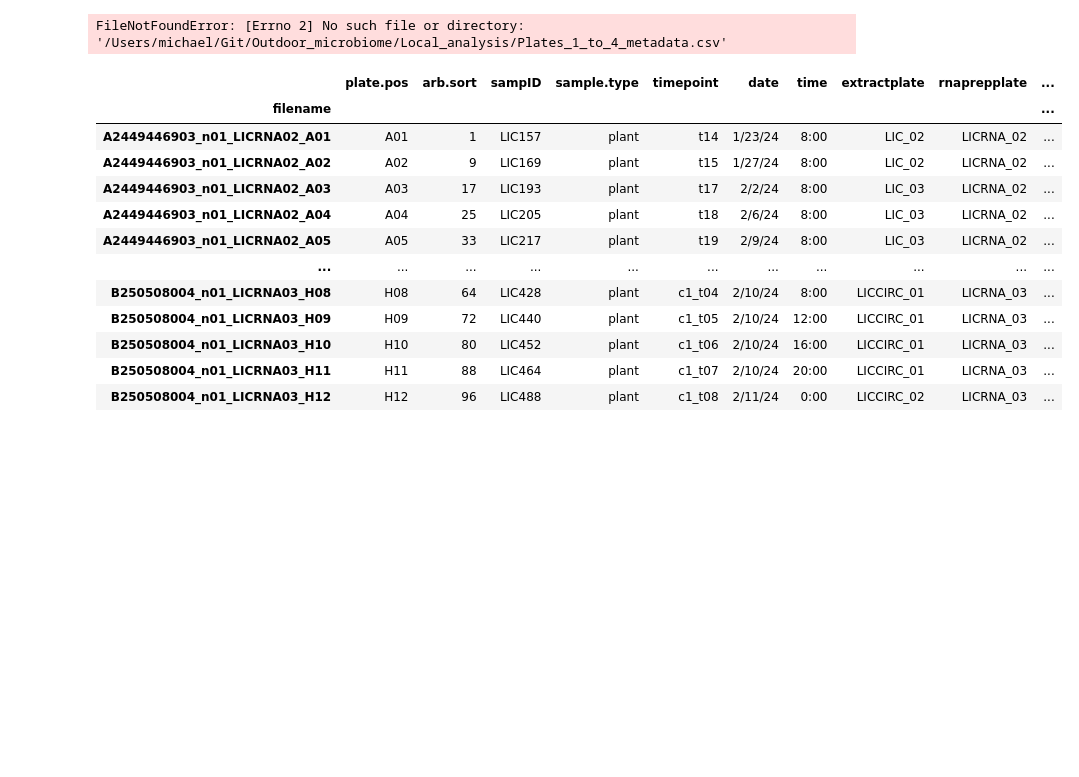
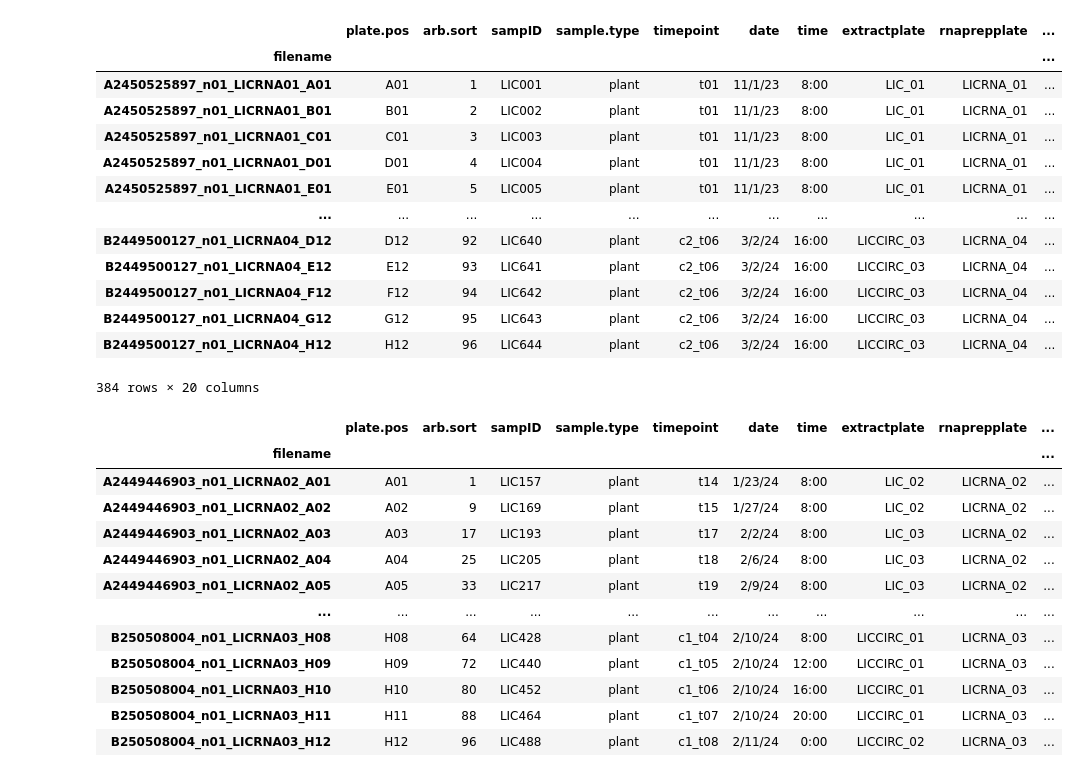
Before and after one commit to mikepassal/Outdoor_microbiome, a Jupyter notebook: Local_analysis/Converting_plates_to_normal_format/Analyzing_plates_1_4.ipynb, the cells around one changed output. Saved outputs shown, nothing was run; the diff lists cells and outputs as text; code cells hidden in the pictures; blank space fills up the shorter version.

Commit message:
Add a bunch of analysis for Luke

```diff
--- a/Local_analysis/Converting_plates_to_normal_format/Analyzing_plates_1_4.ipynb
+++ b/Local_analysis/Converting_plates_to_normal_format/Analyzing_plates_1_4.ipynb
@@ -8,18 +8,31 @@ import scipy.stats as stats
 import meteostat
 import datetime
 # %%
-full_meta_data = pd.read_csv('/Users/michael/Git/Outdoor_microbiome/Local_analysis/Plates_1_to_4_metadata.csv')
+full_meta_data = pd.read_csv('/Users/michael/Data/Luke_terrace_experiment/General_data/Plates_1_to_4_metadata.csv')
 full_meta_data = full_meta_data.set_index('filename', drop = True)
 full_meta_data = full_meta_data.drop_duplicates()
 full_meta_data['Experiment Type'] = full_meta_data['timepoint'].str.split('t').str[0]
 full_meta_data = full_meta_data.replace('', 'Long Term')
 full_meta_data = full_meta_data.replace('c1_', 'Circadian Experiment 1')
 full_meta_data = full_meta_data.replace('c2_', 'Circadian Experiment 2')
 full_meta_data['Sample Month'] = full_meta_data['date'].str.split('/').str[0]
 full_meta_data = full_meta_data.replace({'11':'November', '12':'December', '1':'January', '2':'February', '3':'March', '4':'April'})
 full_meta_data
 # %% [output]
+|  | plate.pos | arb.sort | sampID | sample.type | timepoint | date | time | extractplate | rnaprepplate | ... |
+| filename |  |  |  |  |  |  |  |  |  | ... |
+| A2450525897_n01_LICRNA01_A01 | A01 | 1 | LIC001 | plant | t01 | 11/1/23 | 8:00 | LIC_01 | LICRNA_01 | ... |
+| A2450525897_n01_LICRNA01_B01 | B01 | 2 | LIC002 | plant | t01 | 11/1/23 | 8:00 | LIC_01 | LICRNA_01 | ... |
+| A2450525897_n01_LICRNA01_C01 | C01 | 3 | LIC003 | plant | t01 | 11/1/23 | 8:00 | LIC_01 | LICRNA_01 | ... |
+| A2450525897_n01_LICRNA01_D01 | D01 | 4 | LIC004 | plant | t01 | 11/1/23 | 8:00 | LIC_01 | LICRNA_01 | ... |
+| A2450525897_n01_LICRNA01_E01 | E01 | 5 | LIC005 | plant | t01 | 11/1/23 | 8:00 | LIC_01 | LICRNA_01 | ... |
+| ... | ... | ... | ... | ... | ... | ... | ... | ... | ... | ... |
+| B2449500127_n01_LICRNA04_D12 | D12 | 92 | LIC640 | plant | c2_t06 | 3/2/24 | 16:00 | LICCIRC_03 | LICRNA_04 | ... |
+| B2449500127_n01_LICRNA04_E12 | E12 | 93 | LIC641 | plant | c2_t06 | 3/2/24 | 16:00 | LICCIRC_03 | LICRNA_04 | ... |
+| B2449500127_n01_LICRNA04_F12 | F12 | 94 | LIC642 | plant | c2_t06 | 3/2/24 | 16:00 | LICCIRC_03 | LICRNA_04 | ... |
+| B2449500127_n01_LICRNA04_G12 | G12 | 95 | LIC643 | plant | c2_t06 | 3/2/24 | 16:00 | LICCIRC_03 | LICRNA_04 | ... |
+| B2449500127_n01_LICRNA04_H12 | H12 | 96 | LIC644 | plant | c2_t06 | 3/2/24 | 16:00 | LICCIRC_03 | LICRNA_04 | ... |
-FileNotFoundError: [Errno 2] No such file or directory: '/Users/michael/Git/Outdoor_microbiome/Local_analysis/Plates_1_to_4_metadata.csv'
+384 rows × 20 columns
 # %%
 rows_to_drop_expression_data = ['A2450525897_n01_LICRNA01_D12',
                 'A2450525897_n01_undetermined',
```
Also changed, not shown: parts of 3 cells of this notebook, 6 other files.
